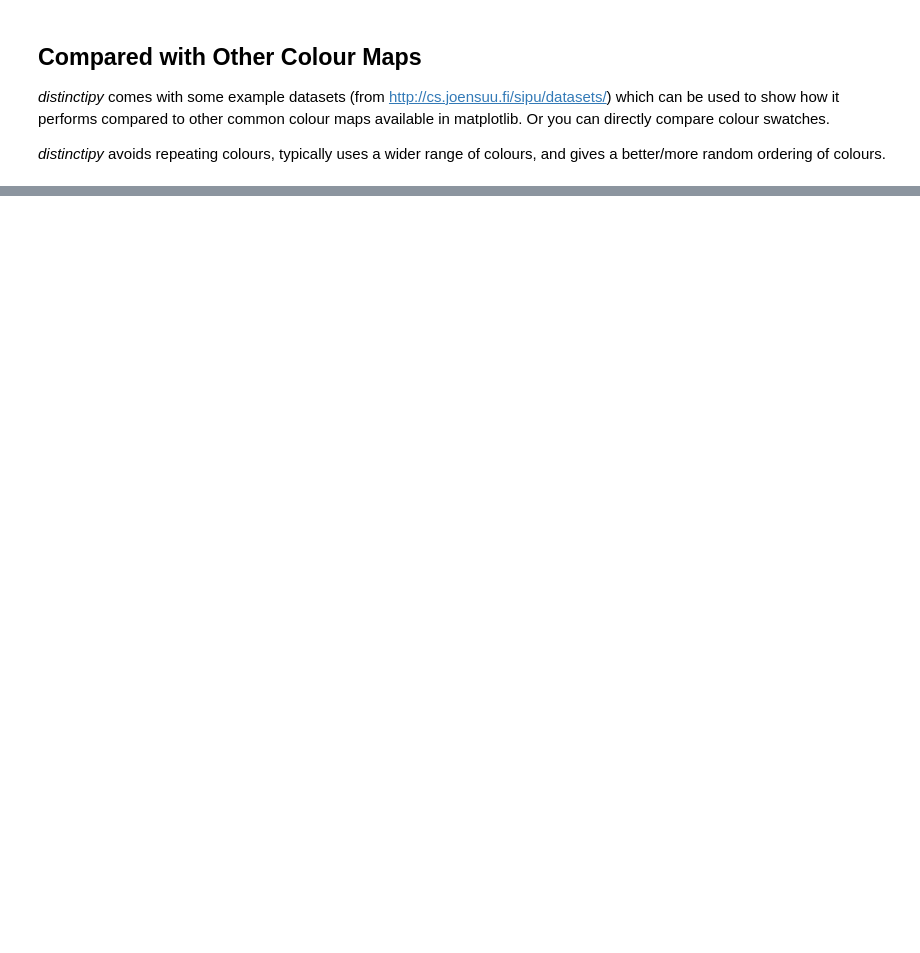
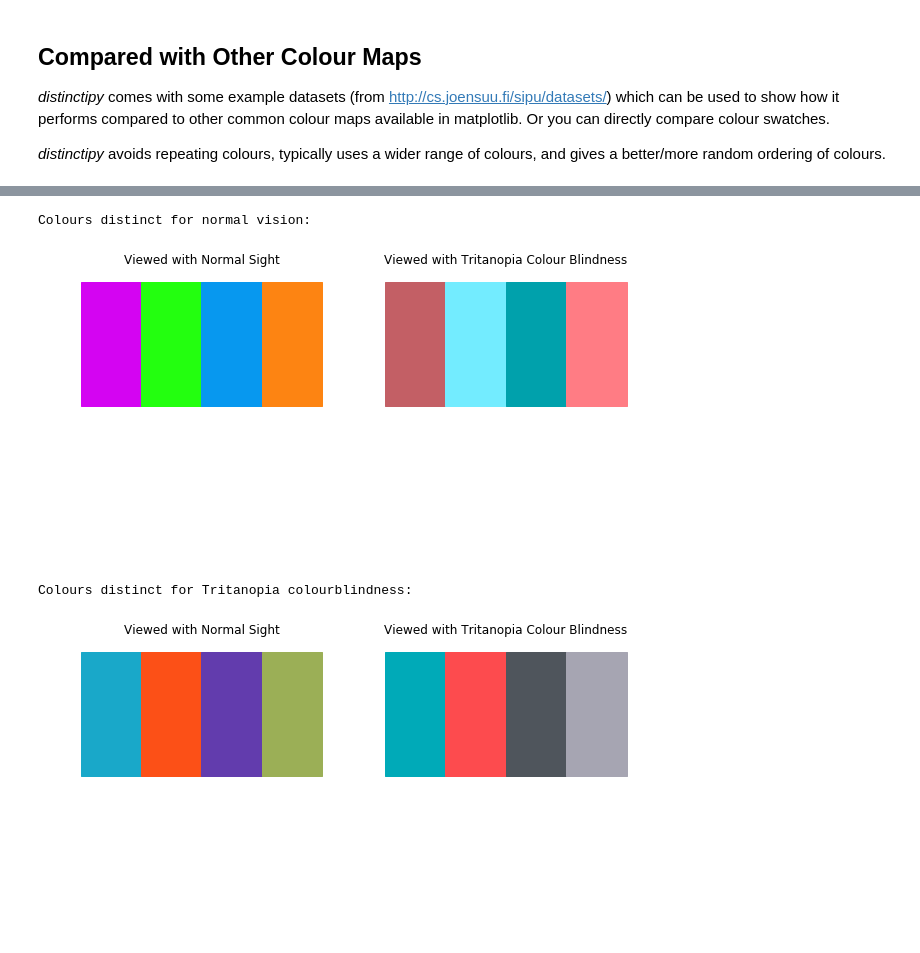
Before and after one commit to alan-turing-institute/distinctipy, a Jupyter notebook: examples.ipynb, the cells around one changed output, grey strips where cells are left out. Cells and saved outputs as stored; diff of their text form; code cells hidden in the pictures; blank space fills up the shorter version.

```diff
--- a/examples.ipynb
+++ b/examples.ipynb
@@ -94,0 +114,21 @@ Colours with colorblind improvement:
+# %%
+# type of colourblindness to simulate
+colorblind_type = 'Tritanopia'
+
+# number of colours to generate
+N = 4
+
+# how default distinctipy colours look for Tritanopia
+print('Colours distinct for normal vision:')
+norm_colors = distinctipy.get_colors(N, colorblind_type=None)
+colorblind.simulate_colors(norm_colors, colorblind_type=colorblind_type)
+
+# how colours optimised for distinction with Tritanopia look
+print('Colours distinct for '+colorblind_type+' colourblindness:')
+blind_colors = distinctipy.get_colors(N, colorblind_type=colorblind_type)
+colorblind.simulate_colors(blind_colors, colorblind_type=colorblind_type)
+# %% [output]
+Colours distinct for normal vision:
+[figure, added]
+Colours distinct for Tritanopia colourblindness:
+[figure, added]
```
Also changed, not shown: parts of 17 cells of this notebook, 17 other files.
